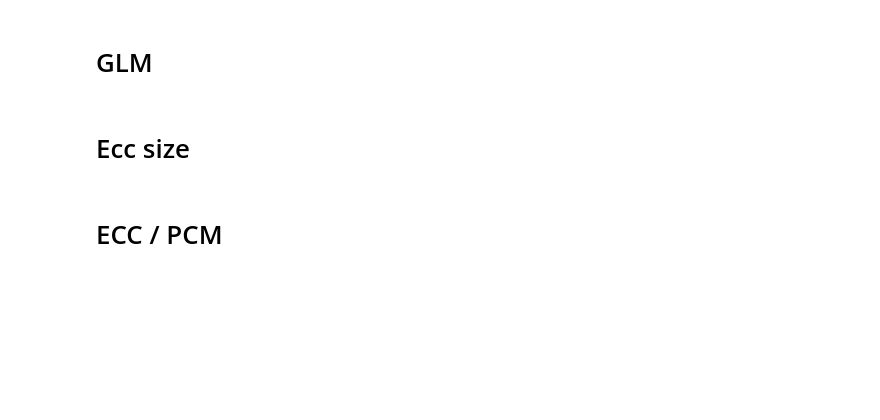
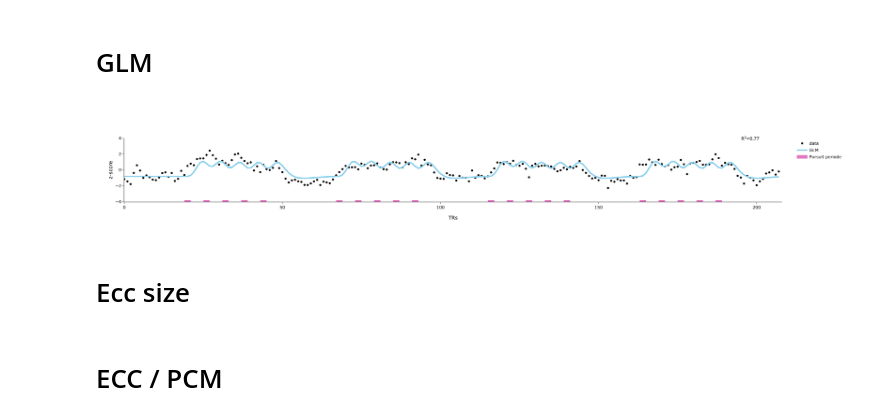
Before and after one commit to mszinte/RetinoMaps, a Jupyter notebook: analysis_code/postproc/result_analysis/deb/figures_rmn.ipynb, the cells around one changed output. Drawn from its saved outputs; the diff is of its cells as text; code cells hidden in the pictures; blank space fills up the shorter version.

```diff
--- a/analysis_code/postproc/result_analysis/deb/figures_rmn.ipynb
+++ b/analysis_code/postproc/result_analysis/deb/figures_rmn.ipynb
@@ -287,5 +318,7 @@ print("L'image a été enregistrée sous le nom 'output_image.png' avec la taill
 # GLM
 # %%
 # task = 'PurLoc'
-task = 'SacLoc'
+# task = 'SacLoc'
+# task = 'SacVELoc'
+task = 'PurVELoc'
 # %%
@@ -293,11 +326,11 @@ bold_glm_dir = '{}/{}/derivatives/pp_data/{}/{}/func/fmriprep_dct_loo_avg'.forma
 bold_glm_fn = '{}/{}_task-{}_hemi-L_fmriprep_dct_avg_loo-1_bold.func.gii'.format(bold_dir, subject,task)
 bold_glm_img,bold_glm_data = load_surface(fn = bold_glm_fn)
 # %%
-glm_dir ='{}/{}/derivatives/pp_data/{}/{}/glm/glm_fit/'.format(main_dir, project_dir,subject,fornat_)
+glm_dir ='{}/{}/derivatives/pp_data/{}/{}/glm/glm_fit/'.format(main_dir, project_dir,subject,format_)
 glm_pred_fn = '{}/{}_task-{}_hemi-L_fmriprep_dct_avg_loo-1_glm-pred.func.gii'.format(glm_dir, subject,task)
 glm_pred_img, glm_pred_data = load_surface(fn = glm_pred_fn)
 # %%
-glm_stats_dir ='{}/{}/derivatives/pp_data/{}/{}/glm/stats/'.format(main_dir, project_dir,subject,fornat_)
+glm_stats_dir ='{}/{}/derivatives/pp_data/{}/{}/glm/glm_derivatives/'.format(main_dir, project_dir,subject,format_)
 glm_fit_fn = '{}/{}_task-{}_hemi-L_fmriprep_dct_avg_loo-1_glm-stats.func.gii'.format(glm_stats_dir, subject,task)
 glm_fit_img, glm_fit_data = load_surface(fn = glm_fit_fn)
 slope_idx, intercept_idx, rvalue_idx, pvalue_idx, stderr_idx  = 0,1,2,3,4
@@ -311,9 +344,19 @@ if task == 'PurLoc':
     idx = 2
     task_name = 'Pursuit'
     color = '#E377C2'
+    task_periode = np.where(events['trial_type'] == idx, 1, np.nan)
+elif task == 'PurVELoc':
+    idx = 2
+    task_name = 'Pursuit'
+    color = '#E377C2'
+    task_periode = np.where(events['eyemov_vis_end'] == idx, 1, np.nan)
 elif task == 'SacLoc':
     idx = 1
     task_name = 'Saccad'
     color = '#8C564B'
-
-task_periode = np.where(events['trial_type'] == idx, 1, np.nan)
+    task_periode = np.where(events['trial_type'] == idx, 1, np.nan)
+elif task == 'SacVELoc':
+    idx = 2
+    task_name = 'Saccade'
+    color = '#8C564B'
+    task_periode = np.where(events['eyemov_vis_end'] == idx, 1, np.nan)
@@ -322,7 +363,7 @@ task_periode
 # %%
 # plot best voxel for left hemisphere
 max_indices = np.nanargmax(glm_fit_data[rvalue_idx,:])
-# # num_vert = 25023
+# num_vert = 6150
 num_vert = max_indices
 num_vert_r2 = num_vert
 
@@ -340,33 +381,42 @@ fig5.add_trace(go.Scatter(y=glm_pred_data[:,num_vert_r2],
                           line=dict(color='#87CEEB' ,width=4),
 
                          name='GLM'))
 
-
+# # for prf
 # fig5.add_annotation(text='R<sup>2</sup>={:1.2f}'.format(prf_fit_data[rvalue_idx,num_vert_r2]),
 #                     x=198,
 #                     y=4,
 #                     showarrow=False
 #                    )
+
+# for glm
+fig5.add_annotation(text='R<sup>2</sup>={:1.2f}'.format(glm_fit_data[rvalue_idx,num_vert_r2]),
+                    x=198,
+                    y=4,
+                    showarrow=False
+                   )
 
 
 fig5.add_trace(go.Scatter(y=task_periode*-4,
                           name='{} periode'.format(task_name),
                           mode='lines',
                           showlegend = True,
                           line=dict(width=10, color=color )
                          ))
 
 fig5.update_layout(template='simple_white',
                    # title = '{} vertex time series for {} noise model'.format(num_vert,noise_model_2),
                    xaxis_title = 'TRs',
                    yaxis_title = 'z-score',
                    showlegend= True,
-                   height=350,
+                   # height=350,
                    yaxis=dict(title_standoff=0))
 
 fig5.update_xaxes(range=[0,bold_glm_data.shape[0]])
 
 fig5.update_yaxes(range=[-4,4])
-fig5.write_image('/Users/uriel/Downloads/glm_{}.pdf'.format(task), width=600, height=300)
+fig5.write_image('/Users/uriel/Downloads/glm_{}.pdf'.format(task), width=1000, height=300)
 
 fig5.show()
+# %% [output]
+[figure, added]
```
Also changed, not shown: parts of 12 cells of this notebook, 7 other files.
